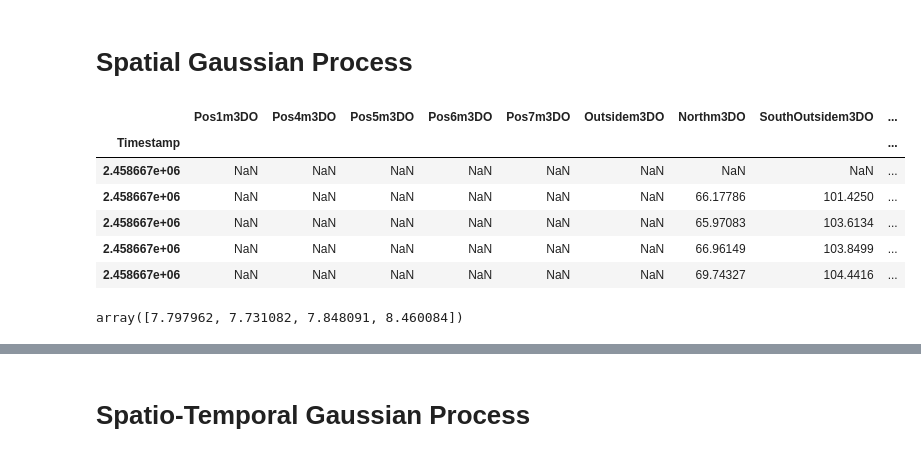
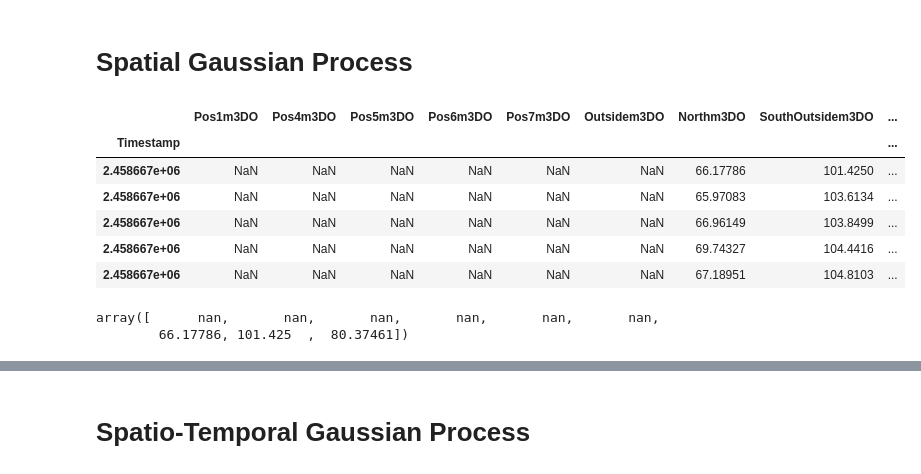
Before and after one commit to larsmmo/Master, a Jupyter notebook: visualization/GPviz.ipynb, the cells around one changed output, grey strips where cells are left out. Cells and saved outputs as stored; diff of their text form; code cells hidden in the pictures.

```diff
--- a/visualization/GPviz.ipynb
+++ b/visualization/GPviz.ipynb
@@ -189,21 +166,22 @@ plot_residuals(y_pred, (y_test-y_pred))
 # Spatial Gaussian Process
 # %%
 #sdf = df.loc[:,['Pos1m3DO','Pos1m6DO','Pos1m9DO','Pos1m12DO']]
-sdf = df[[col for col in df.columns if 'm3' in col and 'DO' in col]]
+sdf = df[[col for col in df.columns if 'm3' in col and 'DO' in col]].dropna(axis = 0, how = 'all')
 sdf.head()
 # %% [output]
 |  | Pos1m3DO | Pos4m3DO | Pos5m3DO | Pos6m3DO | Pos7m3DO | Outsidem3DO | Northm3DO | SouthOutsidem3DO | ... |
 | Timestamp |  |  |  |  |  |  |  |  | ... |
-| 2.458667e+06 | NaN | NaN | NaN | NaN | NaN | NaN | NaN | NaN | ... |
 | 2.458667e+06 | NaN | NaN | NaN | NaN | NaN | NaN | 66.17786 | 101.4250 | ... |
 | 2.458667e+06 | NaN | NaN | NaN | NaN | NaN | NaN | 65.97083 | 103.6134 | ... |
 | 2.458667e+06 | NaN | NaN | NaN | NaN | NaN | NaN | 66.96149 | 103.8499 | ... |
 | 2.458667e+06 | NaN | NaN | NaN | NaN | NaN | NaN | 69.74327 | 104.4416 | ... |
+| 2.458667e+06 | NaN | NaN | NaN | NaN | NaN | NaN | 67.18951 | 104.8103 | ... |
 # %%
 depth = np.linspace(3, 12, sdf.shape[1])
-sdf.dropna().iloc[0].values
+sdf.iloc[0].values
 # %% [output]
-array([7.797962, 7.731082, 7.848091, 8.460084])
+array([      nan,       nan,       nan,       nan,       nan,       nan,
+        66.17786, 101.425  ,  80.37461])
 # %%
 # List of dates for prediction, 1 minute interval
 X = depth
```
Also changed, not shown: parts of 25 cells of this notebook, 8 other files.
